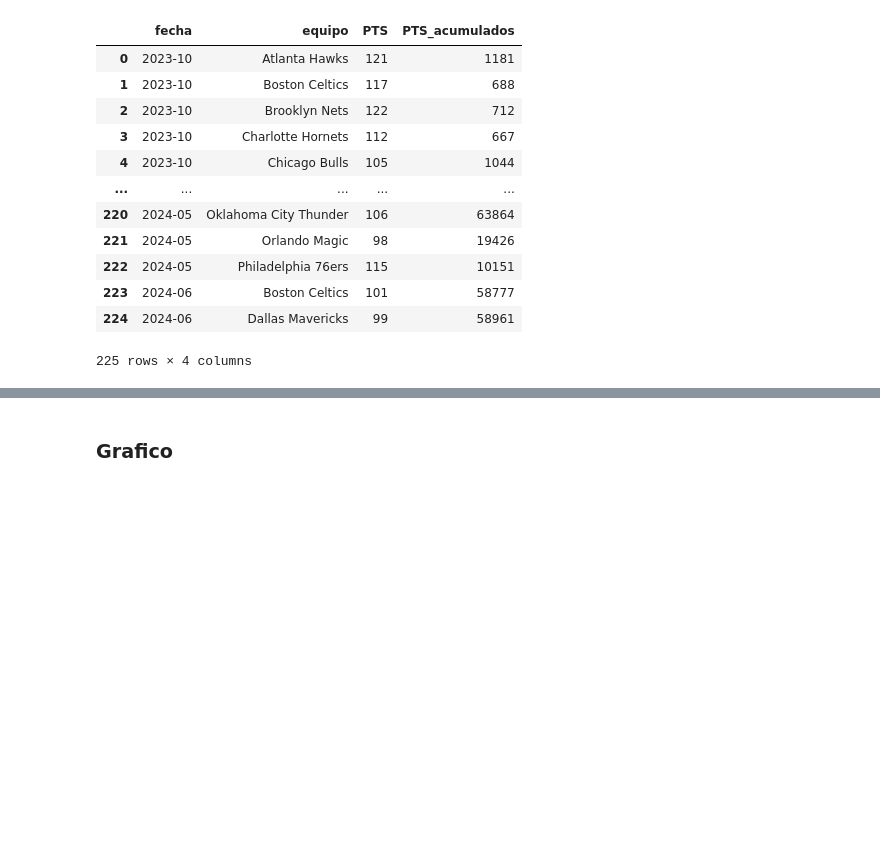
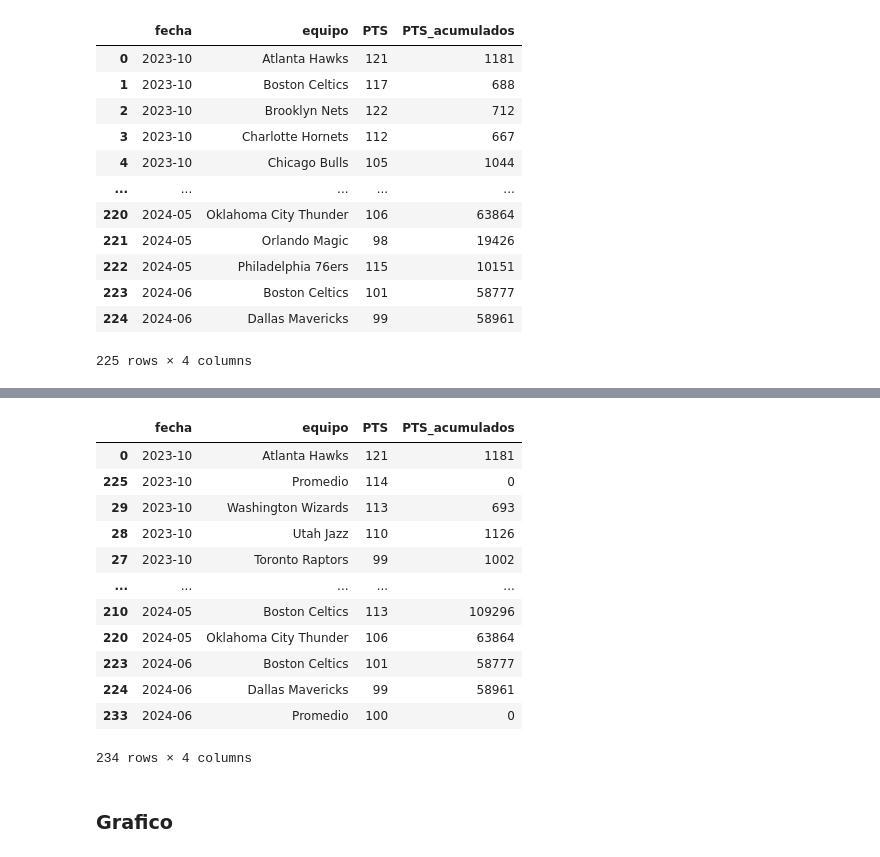
Before and after one commit to tperezv2004/proyecto.github.io, a Jupyter notebook: asses/py/limpieza.ipynb, the cells around one changed output, grey strips where cells are left out. Drawn from its saved outputs; the diff is of its cells as text; code cells hidden in the pictures; blank space fills up the shorter version.

```diff
--- a/asses/py/limpieza.ipynb
+++ b/asses/py/limpieza.ipynb
@@ -317,3 +317,21 @@ df_agrupado
 | 223 | 2024-06 | Boston Celtics | 101 | 58777 |
 | 224 | 2024-06 | Dallas Mavericks | 99 | 58961 |
 225 rows × 4 columns
+# %%
+# Filtrar los equipos de interés
+equipos_interes = ["Boston Celtics", "Dallas Mavericks", "Atlanta Hawks",
+                    "Miami Heat", "Memphis Grizzlies"]
+
+# Calcular el promedio de PTS para los equipos seleccionados
+promedio_pts = df_agrupado[df_agrupado['equipo'].isin(equipos_interes)].groupby('fecha')['PTS'].mean().reset_index()
+
+# Renombrar las columnas para la nueva fila
+promedio_pts['equipo'] = 'Promedio'
+promedio_pts['PTS_acumulados'] = 0
+
+# Concatenar el DataFrame original con el nuevo DataFrame de promedios
+df_final = pd.concat([df_agrupado, promedio_pts[['fecha', 'equipo', 'PTS', 'PTS_acumulados']]], ignore_index=True)
+
+# Ordenar el DataFrame final por fecha
+df_final = df_final.sort_values(by='fecha')
+df_final.head()
@@ -320,3 +345,23 @@ df_agrupado
+# %%
+# Convertir la columna 'PTS' a entero
+df_final['PTS'] = df_final['PTS'].astype(int)
+
+df_final = df_final.rename(columns={'mes': 'fecha'})
+df_final
+# %% [output]
+|  | fecha | equipo | PTS | PTS_acumulados |
+| 0 | 2023-10 | Atlanta Hawks | 121 | 1181 |
+| 225 | 2023-10 | Promedio | 114 | 0 |
+| 29 | 2023-10 | Washington Wizards | 113 | 693 |
+| 28 | 2023-10 | Utah Jazz | 110 | 1126 |
+| 27 | 2023-10 | Toronto Raptors | 99 | 1002 |
+| ... | ... | ... | ... | ... |
+| 210 | 2024-05 | Boston Celtics | 113 | 109296 |
+| 220 | 2024-05 | Oklahoma City Thunder | 106 | 63864 |
+| 223 | 2024-06 | Boston Celtics | 101 | 58777 |
+| 224 | 2024-06 | Dallas Mavericks | 99 | 58961 |
+| 233 | 2024-06 | Promedio | 100 | 0 |
+234 rows × 4 columns
 # %% [markdown]
 ### Grafico
 # %% [markdown]
```
Also changed, not shown: parts of 2 cells of this notebook, 5 other files.
